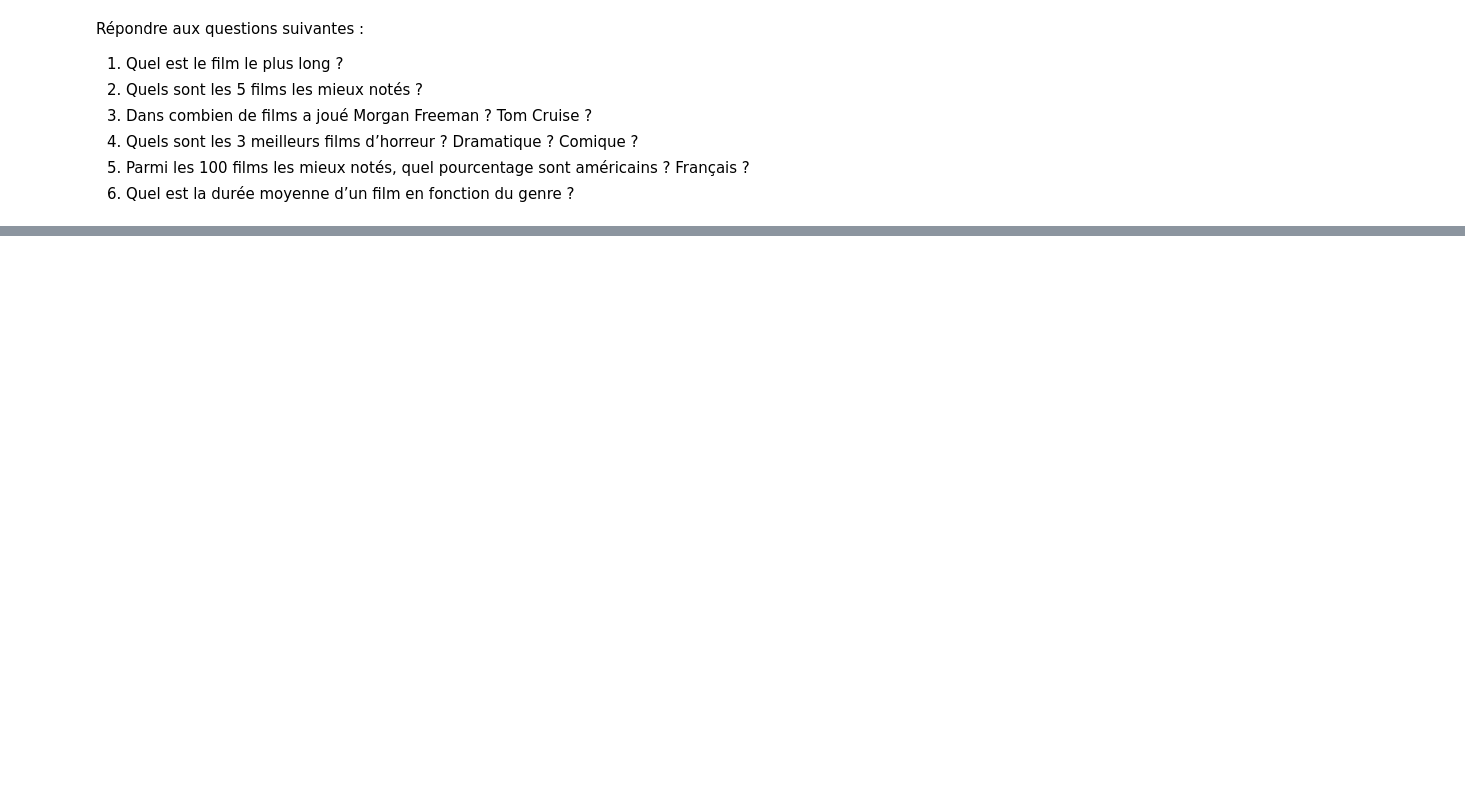
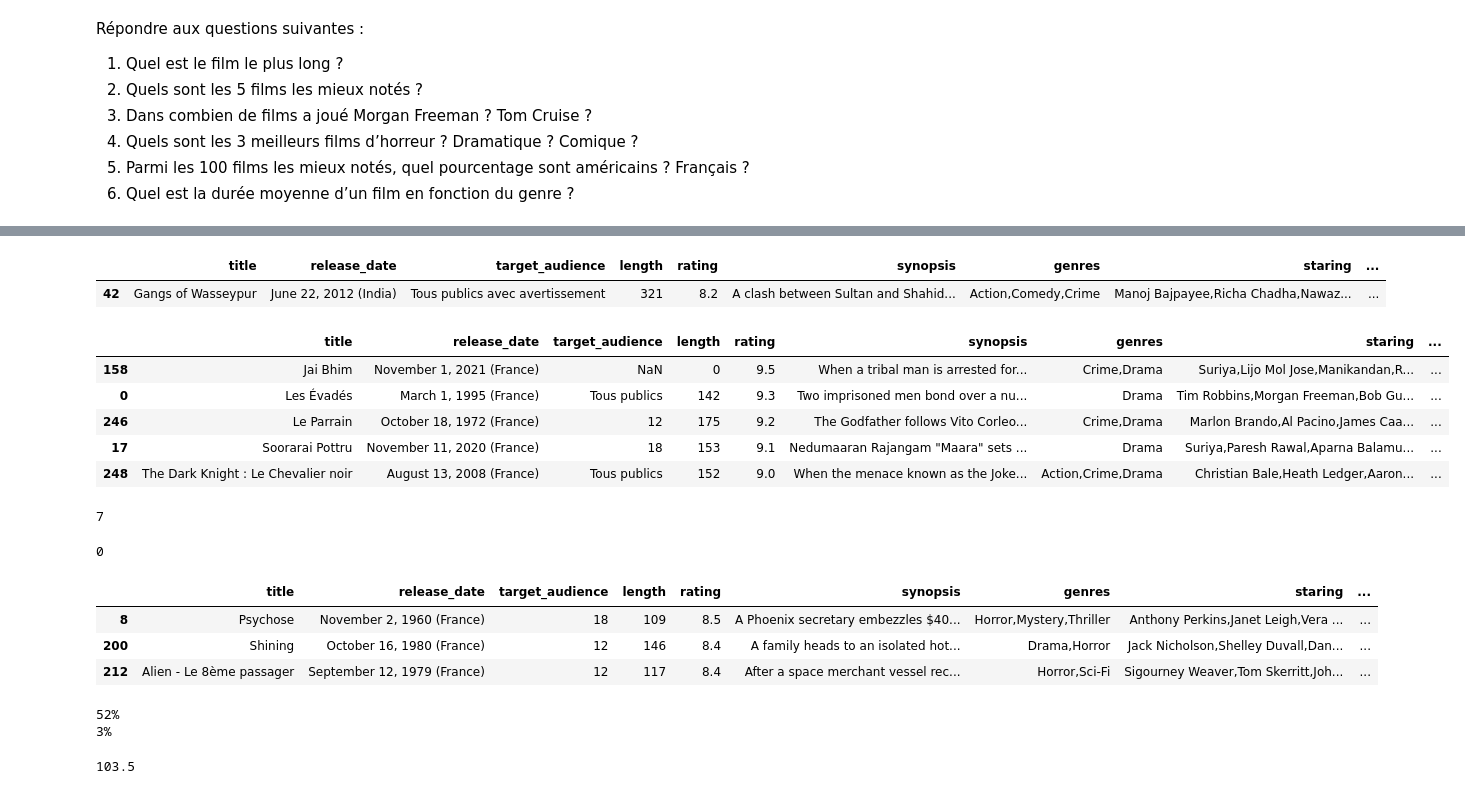
Before and after one commit to tyc45/Brief_Scraping_Allocine, a Jupyter notebook: questions.ipynb, the cells around one changed output, grey strips where cells are left out. Drawn from its saved outputs; the diff is of its cells as text; code cells hidden in the pictures; blank space fills up the shorter version.

```diff
--- a/questions.ipynb
+++ b/questions.ipynb
@@ -38,0 +121,60 @@ best_movies.rating.apply(lambda x:float(x))
+# %%
+# Longest movie
+
+best_movies.sort_values('length', ascending=False).head(1)
+# %% [output]
+|  | title | release_date | target_audience | length | rating | synopsis | genres | staring | ... |
+| 42 | Gangs of Wasseypur | June 22, 2012 (India) | Tous publics avec avertissement | 321 | 8.2 | A clash between Sultan and Shahid... | Action,Comedy,Crime | Manoj Bajpayee,Richa Chadha,Nawaz... | ... |
+# %%
+# Top 5 highest rated movies
+
+best_movies.sort_values('rating', ascending=False).head(5)
+# %% [output]
+|  | title | release_date | target_audience | length | rating | synopsis | genres | staring | ... |
+| 158 | Jai Bhim | November 1, 2021 (France) | NaN | 0 | 9.5 | When a tribal man is arrested for... | Crime,Drama | Suriya,Lijo Mol Jose,Manikandan,R... | ... |
+| 0 | Les Évadés | March 1, 1995 (France) | Tous publics | 142 | 9.3 | Two imprisoned men bond over a nu... | Drama | Tim Robbins,Morgan Freeman,Bob Gu... | ... |
+| 246 | Le Parrain | October 18, 1972 (France) | 12 | 175 | 9.2 | The Godfather follows Vito Corleo... | Crime,Drama | Marlon Brando,Al Pacino,James Caa... | ... |
+| 17 | Soorarai Pottru | November 11, 2020 (France) | 18 | 153 | 9.1 | Nedumaaran Rajangam "Maara" sets ... | Drama | Suriya,Paresh Rawal,Aparna Balamu... | ... |
+| 248 | The Dark Knight : Le Chevalier noir | August 13, 2008 (France) | Tous publics | 152 | 9.0 | When the menace known as the Joke... | Action,Crime,Drama | Christian Bale,Heath Ledger,Aaron... | ... |
+# %%
+# How many movies in the top 250 is Morgan Freeman stared
+mask = best_movies['staring'].str.contains('Morgan Freeman')
+best_movies[mask].count()['title']
+# %% [output]
+7
+# %%
+# How many movies in the top 250 is Tom Cruise stared
+
+mask = best_movies['staring'].str.contains('Tom Cruise')
+best_movies[mask].count()['title']
+# %% [output]
+0
+# %%
+# Les 3 meilleurs films d'horreur
+horror_movies = best_movies['genres'].str.contains('Horror')
+best_movies[horror_movies].sort_values('rating',ascending=False).head(3)
+# %% [output]
+|  | title | release_date | target_audience | length | rating | synopsis | genres | staring | ... |
+| 8 | Psychose | November 2, 1960 (France) | 18 | 109 | 8.5 | A Phoenix secretary embezzles $40... | Horror,Mystery,Thriller | Anthony Perkins,Janet Leigh,Vera ... | ... |
+| 200 | Shining | October 16, 1980 (France) | 12 | 146 | 8.4 | A family heads to an isolated hot... | Drama,Horror | Jack Nicholson,Shelley Duvall,Dan... | ... |
+| 212 | Alien - Le 8ème passager | September 12, 1979 (France) | 12 | 117 | 8.4 | After a space merchant vessel rec... | Horror,Sci-Fi | Sigourney Weaver,Tom Skerritt,Joh... | ... |
+# %%
+top_hundred = best_movies.sort_values('rating', ascending=False).head(100)
+
+# Percentage of american movies in top 100
+american_in_top = top_hundred['original_country'].str.contains('United States')
+print(str(top_hundred[american_in_top].count()['title']) + '%')
+
+# Percentage of french movies in top 100
+french_in_top = top_hundred['original_country'].str.contains('France')
+print(str(top_hundred[french_in_top].count()['title']) + '%')
+# %% [output]
+52%
+3%
+# %%
+# Average length of comedy movies
+
+comedy_movies = best_movies['genres'].str.contains('Comedy')
+best_movies[comedy_movies]['length'].describe()['50%']
+# %% [output]
+103.5
```
Also changed, not shown: parts of 9 cells of this notebook, 1 other file.
